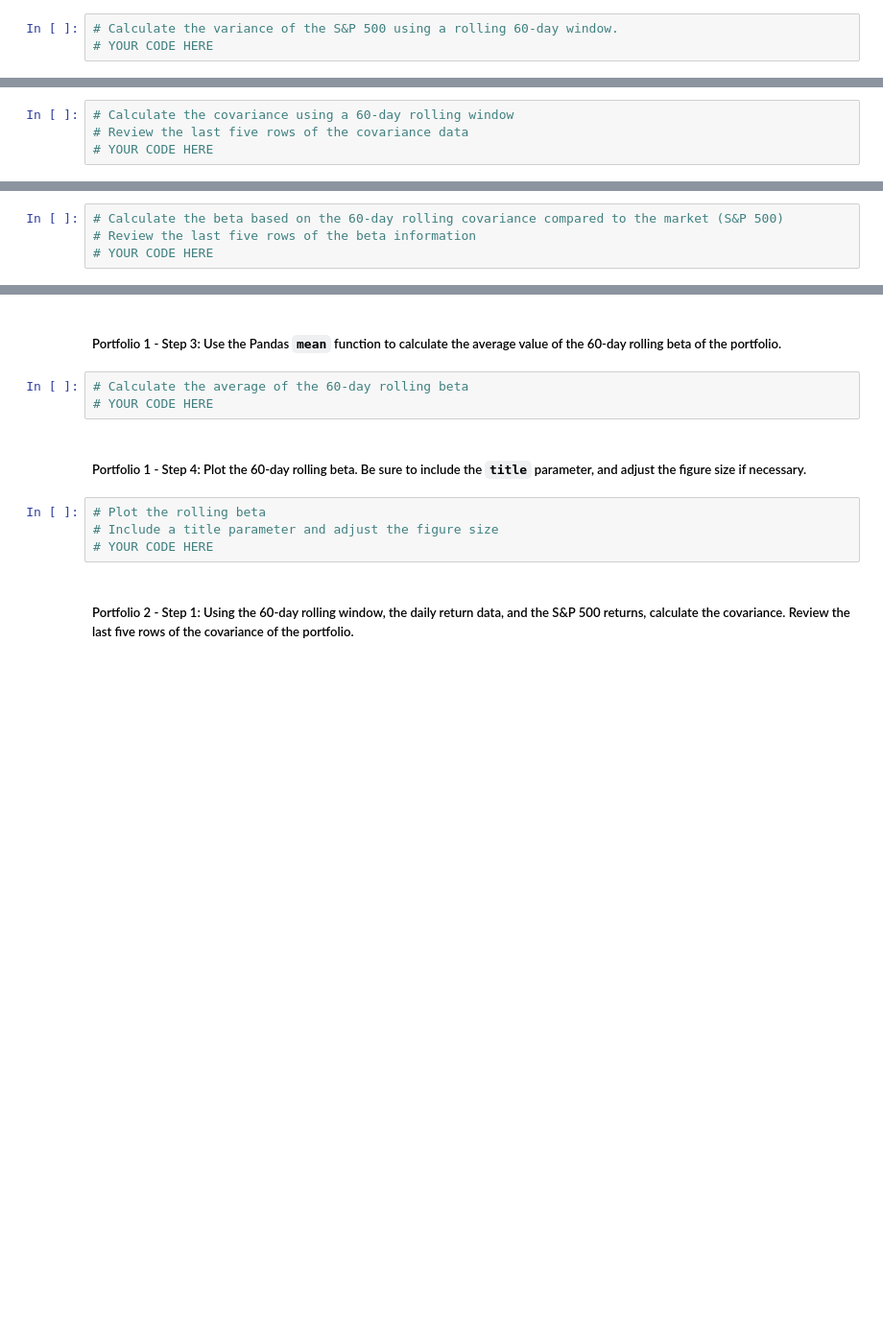
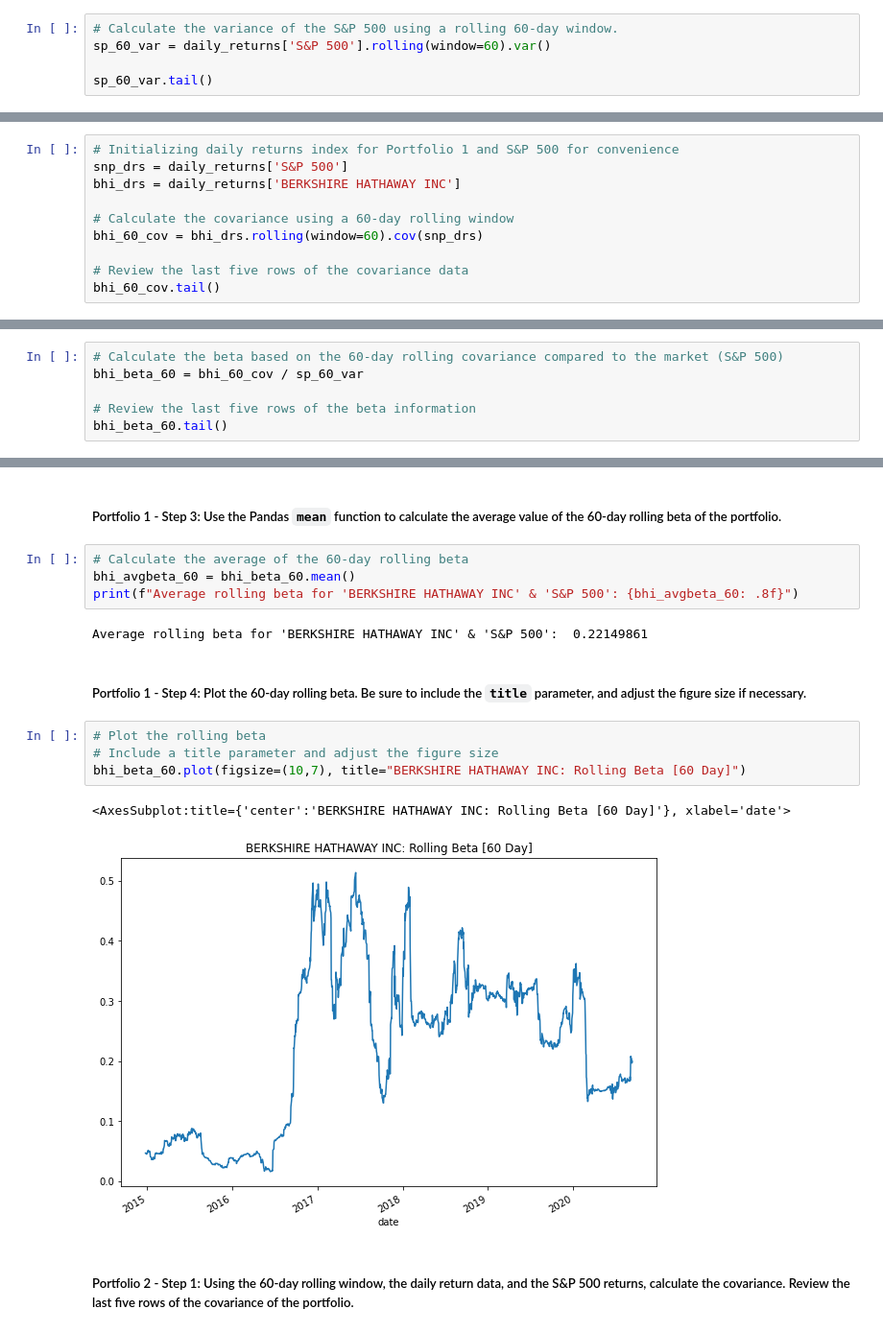
Before and after one commit to ALovettII/4-challenge, a Jupyter notebook: risk_return_analysis.ipynb, the cells around one changed output, grey strips where cells are left out. Shown: that part at 96% size. Saved outputs shown, nothing was run; the diff lists cells and outputs as text; blank space fills up the shorter version.

Commit message:
Completed: Challenge 4
Finished 'Diversify the portfolio by analyzing the beta coefficient two of the best performing portfolios and gave reccomendation based on financial analysis.

```diff
--- a/risk_return_analysis.ipynb
+++ b/risk_return_analysis.ipynb
@@ -389,4 +387,6 @@ Your analysis is nearing completion. Now, you need to evaluate how the portfolio
 #### Use the Pandas `var` function to calculate the variance of the S&P 500 by using a 60-day rolling window. Visualize the last five rows of the variance of the S&P 500.
 # %%
 # Calculate the variance of the S&P 500 using a rolling 60-day window.
-# YOUR CODE HERE
+sp_60_var = daily_returns['S&P 500'].rolling(window=60).var()
+
+sp_60_var.tail()
@@ -403,6 +411,12 @@ Your analysis is nearing completion. Now, you need to evaluate how the portfolio
 # %% [markdown]
 ##### Portfolio 1 - Step 1: Using the 60-day rolling window, the daily return data, and the S&P 500 returns, calculate the covariance. Review the last five rows of the covariance of the portfolio.
 # %%
+# Initializing daily returns index for Portfolio 1 and S&P 500 for convenience
+snp_drs = daily_returns['S&P 500']
+bhi_drs = daily_returns['BERKSHIRE HATHAWAY INC']
+
 # Calculate the covariance using a 60-day rolling window
+bhi_60_cov = bhi_drs.rolling(window=60).cov(snp_drs)
+
 # Review the last five rows of the covariance data
-# YOUR CODE HERE
+bhi_60_cov.tail()
@@ -410,5 +432,7 @@ Your analysis is nearing completion. Now, you need to evaluate how the portfolio
 ##### Portfolio 1 - Step 2: Calculate the beta of the portfolio. To do that, divide the covariance of the portfolio by the variance of the S&P 500.
 # %%
 # Calculate the beta based on the 60-day rolling covariance compared to the market (S&P 500)
+bhi_beta_60 = bhi_60_cov / sp_60_var
+
 # Review the last five rows of the beta information
-# YOUR CODE HERE
+bhi_beta_60.tail()
@@ -416,13 +448,19 @@ Your analysis is nearing completion. Now, you need to evaluate how the portfolio
 ##### Portfolio 1 - Step 3: Use the Pandas `mean` function to calculate the average value of the 60-day rolling beta of the portfolio.
 # %%
 # Calculate the average of the 60-day rolling beta
-# YOUR CODE HERE
+bhi_avgbeta_60 = bhi_beta_60.mean()
+print(f"Average rolling beta for 'BERKSHIRE HATHAWAY INC' & 'S&P 500': {bhi_avgbeta_60: .8f}")
+# %% [output]
+Average rolling beta for 'BERKSHIRE HATHAWAY INC' & 'S&P 500':  0.22149861
 # %% [markdown]
 ##### Portfolio 1 - Step 4: Plot the 60-day rolling beta. Be sure to include the `title` parameter, and adjust the figure size if necessary.
 # %%
 # Plot the rolling beta
 # Include a title parameter and adjust the figure size
-# YOUR CODE HERE
+bhi_beta_60.plot(figsize=(10,7), title="BERKSHIRE HATHAWAY INC: Rolling Beta [60 Day]")
+# %% [output]
+<AxesSubplot:title={'center':'BERKSHIRE HATHAWAY INC: Rolling Beta [60 Day]'}, xlabel='date'>
+[figure, added]
 # %% [markdown]
 ##### Portfolio 2 - Step 1: Using the 60-day rolling window, the daily return data, and the S&P 500 returns, calculate the covariance. Review the last five rows of the covariance of the portfolio.
 # %%
```
Also changed, not shown: parts of 15 cells of this notebook.
